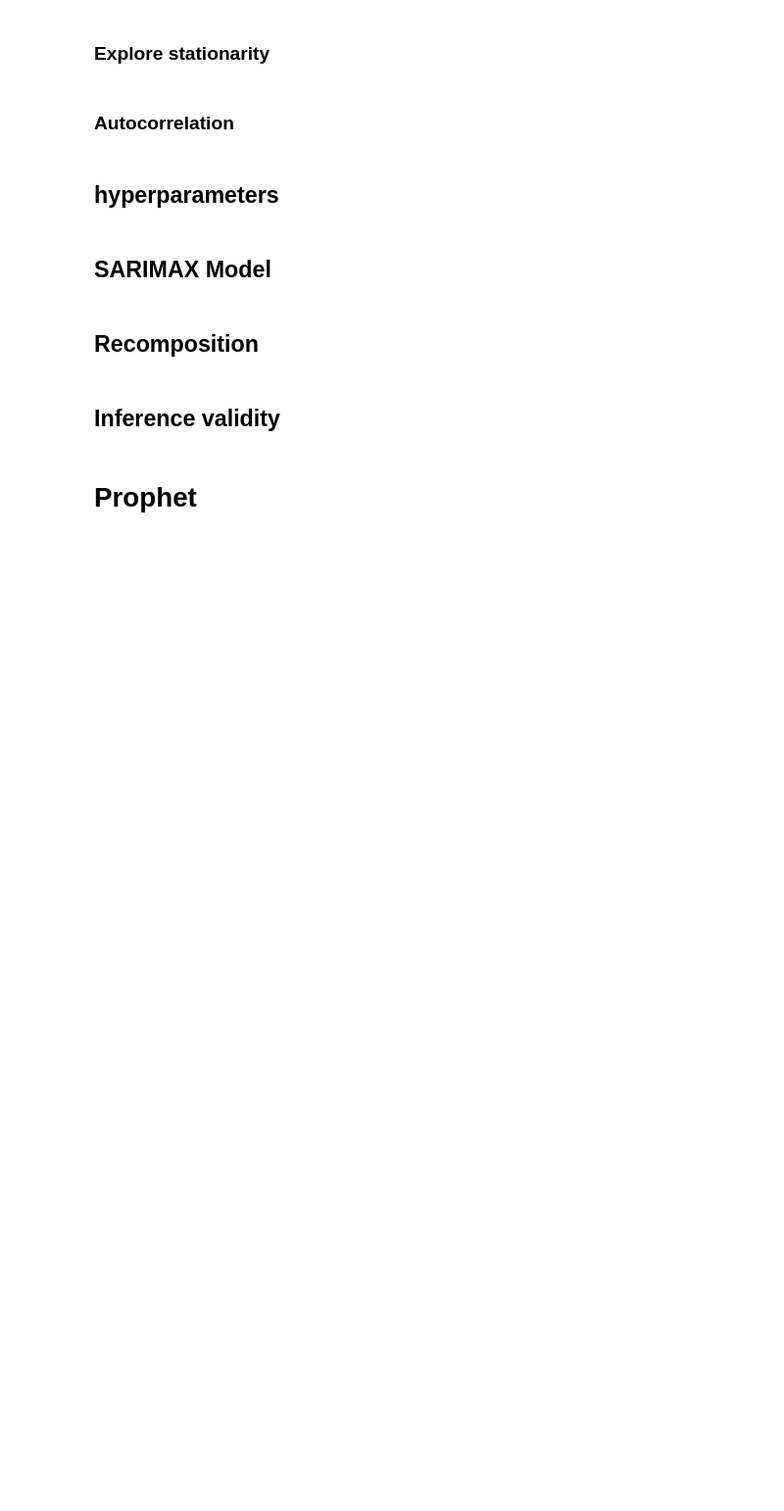
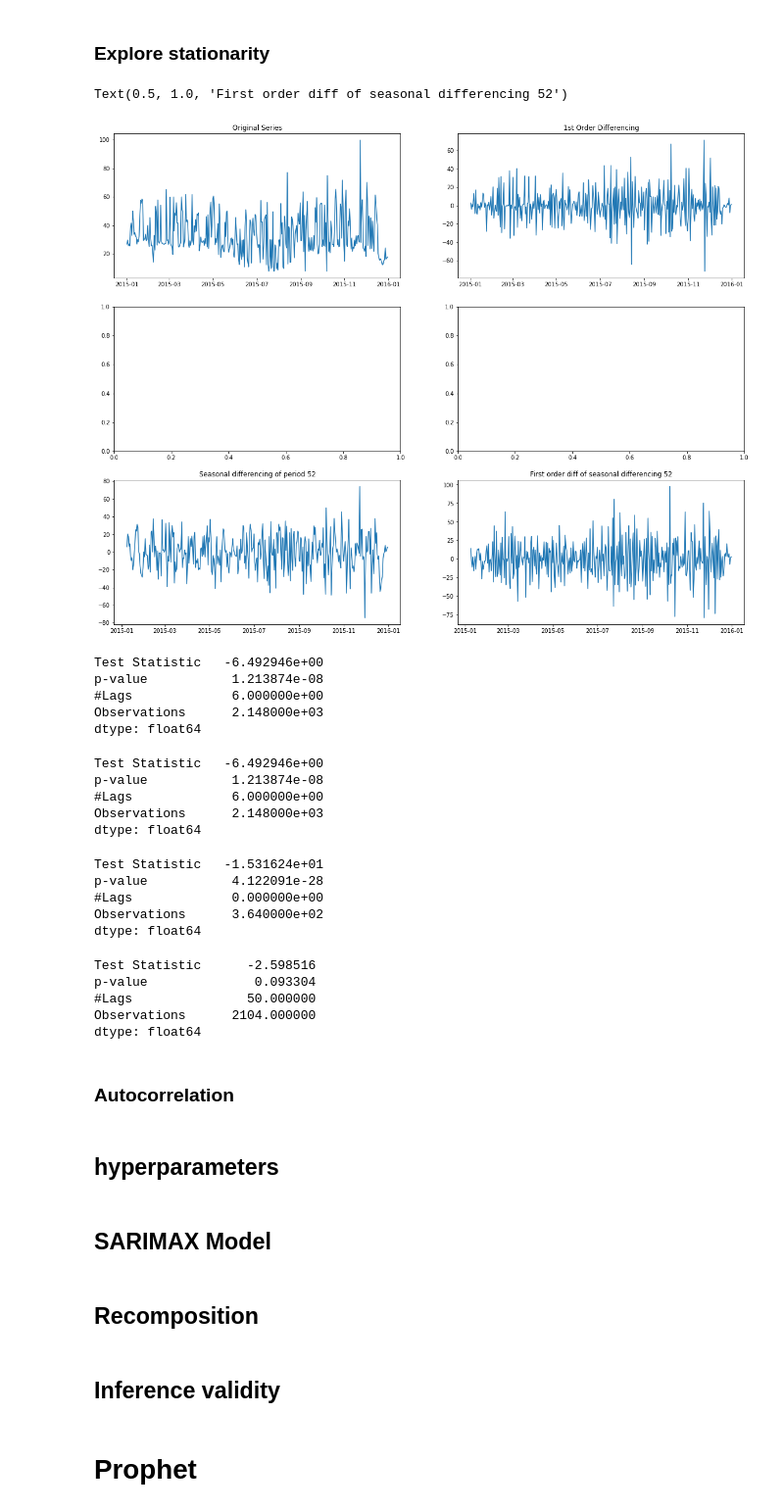
Before and after one commit to Guli-Y/ElectricityPricePredictor, a Jupyter notebook: notebooks/baseline_guli.ipynb, the cells around one changed output. Shown: that part at 98% size. Saved outputs shown, nothing was run; the diff lists cells and outputs as text; code cells hidden in the pictures; blank space fills up the shorter version.

```diff
--- a/notebooks/baseline_guli.ipynb
+++ b/notebooks/baseline_guli.ipynb
@@ -71,30 +144,61 @@ df['log'] = df.price.apply(np.log)
 # %%
-fig, axs = plt.subplots(2, 2, figsize=(20,8))
+fig, axs = plt.subplots(3, 2, figsize=(20,16))
 # Original series
-axs[0,0].plot(df.log); axs[0,0].set_title('Original Series')
+axs[0,0].plot(df_test); axs[0,0].set_title('Original Series')
 
 # Normal differencing
-axs[0,1].plot(df.log.diff(1)); axs[0,1].set_title('1st Order Differencing')
+axs[0,1].plot(df_test.diff(1)); axs[0,1].set_title('1st Order Differencing')
 
 # Seasonal differencing
-axs[1,0].plot(df.log.diff(12))
-axs[1,0].set_title('Seasonal differencing of period 12')
+axs[2,0].plot(df_test.diff(7))
+axs[2,0].set_title('Seasonal differencing of period 52')
 
-# Sesonal + Normal differencing
-axs[1,1].plot(df.log.diff(12).diff(1))
-axs[1,1].set_title('First order diff of seasonal differencing 12');
+# Week + Normal differencing
+axs[2,1].plot(df_test.diff(7).diff(1))
+axs[2,1].set_title('First order diff of seasonal differencing 52')
+# %% [output]
+Text(0.5, 1.0, 'First order diff of seasonal differencing 52')
+[figure, added]
 # %%
 # ADF test on lag day
-day_ADF = adfuller(df.price, maxlag=24)
-print(pd.Series(day_ADF[0:4], index=['Test Statistic','p-value','#Lags','Observations']))
+day_ADF = adfuller(df, maxlag=24)
+print(pd.Series(week_ADF[0:4], index=['Test Statistic','p-value','#Lags','Observations']))
+# %% [output]
+Test Statistic   -6.492946e+00
+p-value           1.213874e-08
+#Lags             6.000000e+00
+Observations      2.148000e+03
+dtype: float64
+# %%
+# ADF test on lag day
+day_ADF = adfuller(df_1, maxlag=1)
+print(pd.Series(week_ADF[0:4], index=['Test Statistic','p-value','#Lags','Observations']))
+# %% [output]
+Test Statistic   -6.492946e+00
+p-value           1.213874e-08
+#Lags             6.000000e+00
+Observations      2.148000e+03
+dtype: float64
 # %%
 # ADF test on lag week
-week_ADF = adfuller(df.price, maxlag=24*7)
+week_ADF = adfuller(df_test)
 print(pd.Series(week_ADF[0:4], index=['Test Statistic','p-value','#Lags','Observations']))
+# %% [output]
+Test Statistic   -1.531624e+01
+p-value           4.122091e-28
+#Lags             0.000000e+00
+Observations      3.640000e+02
+dtype: float64
 # %%
-# ADF test on lag month **need GCP/Google colab to run it**
-'''month_ADF = adfuller(df.price, maxlag=24*7*30)
-print(pd.Series(month_ADF[0:4], index=['Test Statistic','p-value','#Lags','Observations']))'''
+# ADF test on lag month
+month_ADF = adfuller(df_1, maxlag=365)
+print(pd.Series(month_ADF[0:4], index=['Test Statistic','p-value','#Lags','Observations']))
+# %% [output]
+Test Statistic      -2.598516
+p-value              0.093304
+#Lags               50.000000
+Observations      2104.000000
+dtype: float64
 # %% [markdown]
 ### Autocorrelation
 # %%
```
Also changed, not shown: parts of 17 cells of this notebook, 1 other file.
